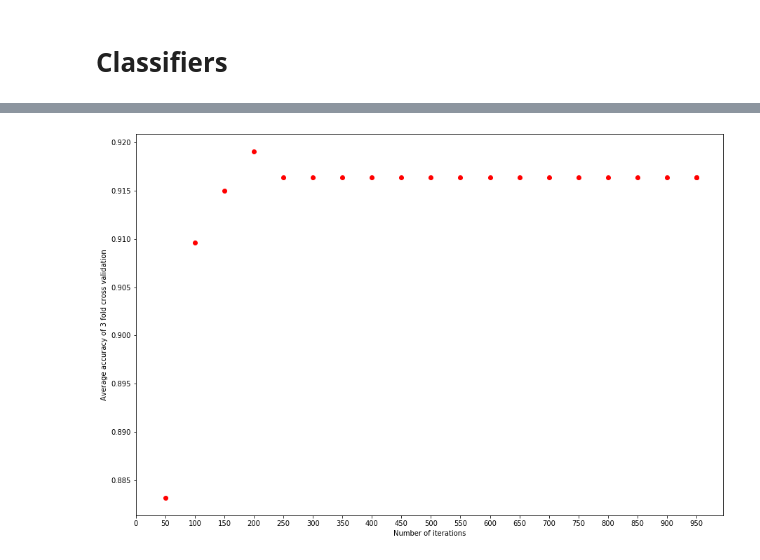
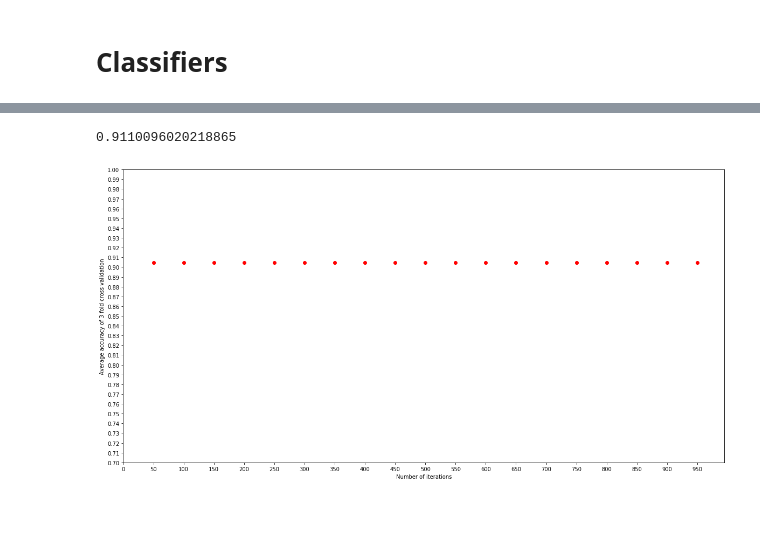
Before and after one commit to ujnm/Masters, a Jupyter notebook: Magisterka.ipynb, the cells around one changed output, grey strips where cells are left out. Cells and saved outputs as stored; diff of their text form; code cells hidden in the pictures; blank space fills up the shorter version.

Commit message:
FastText added as well as graphs for parameter choice

```diff
--- a/Magisterka.ipynb
+++ b/Magisterka.ipynb
@@ -342,0 +399,10 @@ for i in range(len(input_df)):
+# %%
+# max number of words in an articlew is 2238
+a = np.zeros(shape=(len(input_df),2238*5))
+scatter_vector = pd.DataFrame(a)
+for i in range(len(input_df)):
+    for x in range(len(FastTextEmbeddings[i])):
+            for j in range(5):
+                scatter_vector.iloc[i,x*5+j] = FastTextEmbeddings[i][x][j]
+    if(i % 100 == 0):
+        print("step", i)
@@ -353,5 +439,6 @@ y = input_df['Category ID']
 X = scatter_vector
 # %%
 #FastText
-X = FastTextEmbeddings
+X = scatter_vector
+y = input_df['Category ID']
 # %%
@@ -384,11 +465,12 @@ clf = MLPClassifier(hidden_layer_sizes=(1200), random_state=1,
 Scores.append([i*50,cross_val_score(clf, X, y, cv=2)])
 # %%
 # loop for graph
-Scores =[]
+ScoresIter =[]
 for i in range(20):
-    clf = MLPClassifier(hidden_layer_sizes=(1200), random_state=1,
+    clf = MLPClassifier(hidden_layer_sizes=(300), random_state=1,
                             max_iter=i*50)
-    Scores.append([i*50,cross_val_score(clf, X, y, cv=2)])
+    ScoresIter.append([i*50,cross_val_score(clf, X, y, cv=2)])
+    print("step ", i)
 # %% [output]
 ValueError: max_iter must be > 0, got 0.
 
@@ -439 +533,5 @@ AverageScores
+# %%
+max(AverageScoresNeuro)
+# %% [output]
+0.9110096020218865
 # %%
@@ -442,11 +540,17 @@ Labels = [item[0] for item in Scores[1:]]
+# %%
+AverageScoresNeuro = [item[1].mean() for item in ScoresNeuro[1:]]
+LabelsNeuro = [item[0] for item in ScoresNeuro[1:]]
+AverageScoresIter = [item[1].mean() for item in ScoresIter[1:]]
+LabelsIter= [item[0] for item in ScoresIter[1:]]
 # %%
 import matplotlib.pyplot as plt
-plt.figure(figsize=(15,10))
-plt.plot(Labels,AverageScores,'ro')
+plt.figure(figsize=(20,10))
+plt.plot(LabelsIter,AverageScoresIter,'ro')
 plt.xticks(np.arange(0, 1000, step=50))
+plt.yticks(np.arange(0.7, 1, step=0.01))
 plt.ylabel('Average accuracy of 3 fold cross validation')
 plt.xlabel('Number of iterations')
-plt.savefig('Doc2VecIterations.png')
+plt.savefig('FastTextItersv2.png')
 plt.show()
 # %% [output]
-[figure, old version]
+[figure, new version]
```
Also changed, not shown: parts of 24 cells of this notebook.
